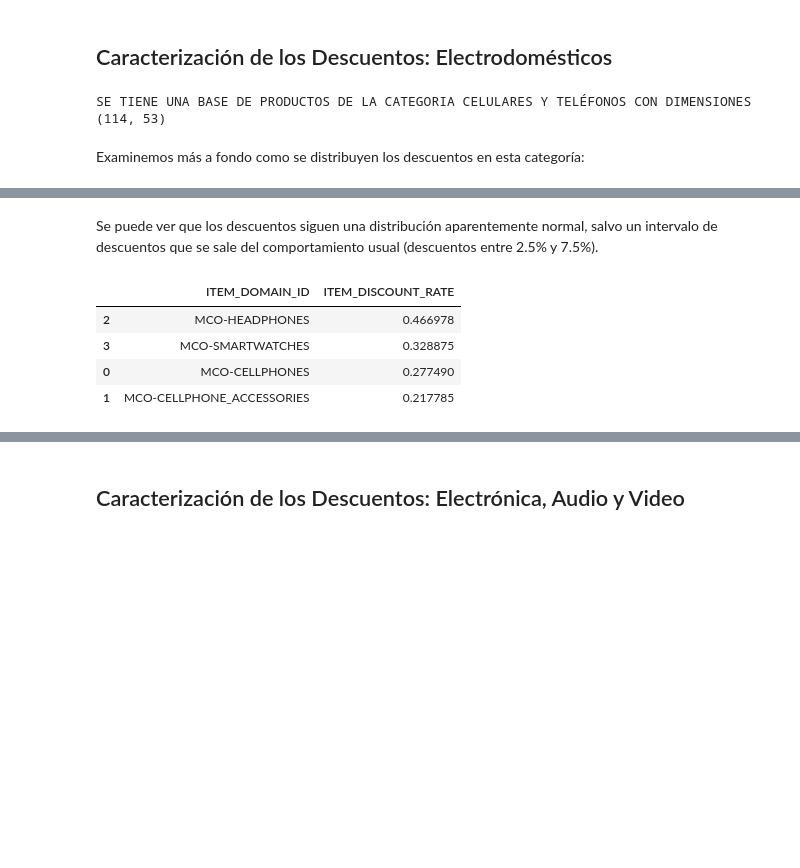
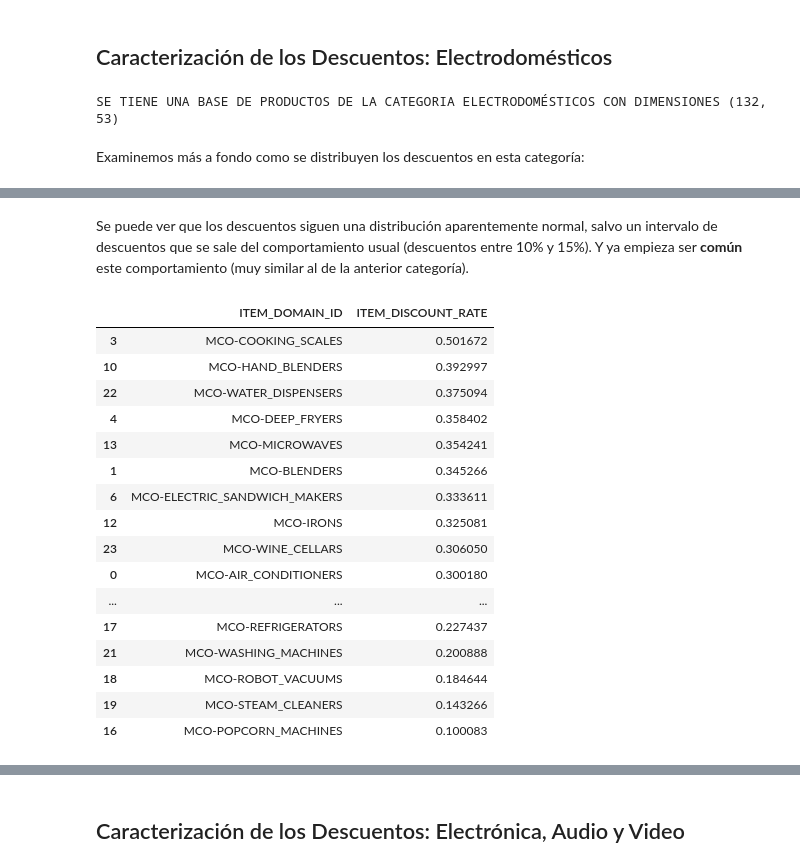
Before and after one commit to juanse1608/MeliMLChallenge, a Jupyter notebook: Notebooks/DiscountsExploratoryAnalysis.ipynb, the cells around one changed output, grey strips where cells are left out. Saved outputs shown, nothing was run; the diff lists cells and outputs as text; code cells hidden in the pictures; blank space fills up the shorter version.

Commit message:
Almost finished EDA of discounts

```diff
--- a/Notebooks/DiscountsExploratoryAnalysis.ipynb
+++ b/Notebooks/DiscountsExploratoryAnalysis.ipynb
@@ -488,11 +492,11 @@ Parece que, por lo menos para esta categoría, si hay una correlación negativa
 ## Caracterización de los Descuentos: Electrodomésticos
 # %%
 # Se crea un dataset con los items de la categoria determinada
-cat = 'Celulares y Teléfonos'
+cat = 'Electrodomésticos'
 products_cat = discount_products.copy().loc[discount_products['SEARCH_CATEGORY_NAME'] == cat]
 print('SE TIENE UNA BASE DE PRODUCTOS DE LA CATEGORIA {} CON DIMENSIONES {}'.format(cat.upper(), products_cat.shape))
 # %% [output]
-SE TIENE UNA BASE DE PRODUCTOS DE LA CATEGORIA CELULARES Y TELÉFONOS CON DIMENSIONES (114, 53)
+SE TIENE UNA BASE DE PRODUCTOS DE LA CATEGORIA ELECTRODOMÉSTICOS CON DIMENSIONES (132, 53)
 # %% [markdown]
 Examinemos más a fondo como se distribuyen los descuentos en esta categoría:
 # %%
@@ -518,19 +522,31 @@ fig.show()
 # %% [output]
 [interactive output not drawn]
 # %% [markdown]
-Se puede ver que los descuentos siguen una distribución aparentemente normal, salvo un intervalo de descuentos que se sale del comportamiento usual (descuentos entre 2.5% y 7.5%).
+Se puede ver que los descuentos siguen una distribución aparentemente normal, salvo un intervalo de descuentos que se sale del comportamiento usual (descuentos entre 10% y 15%). Y ya empieza ser __común__ este comportamiento (muy similar al de la anterior categoría).
 # %%
 # Descuento promedio dentro de los items de esta categoria
-products_items_cat = products_cat.groupby('ITEM_DOMAIN_ID')['ITEM_DISCOUNT_RATE'].mean()
+products_items_cat = products_cat.groupby('ITEM_DOMAIN_ID')['ITEM_DISCOUNT_RATE'].median()
 products_items_cat = products_items_cat.reset_index().sort_values('ITEM_DISCOUNT_RATE', ascending=False)
-sorted_dict = discount_products_per_category['SEARCH_CATEGORY_NAME'].tolist()
+sorted_dict = products_items_cat['ITEM_DOMAIN_ID'].tolist()
 sorted_dict = {k: v for v,k in enumerate(sorted_dict)}
 products_items_cat
 # %% [output]
 |  | ITEM_DOMAIN_ID | ITEM_DISCOUNT_RATE |
-| 2 | MCO-HEADPHONES | 0.466978 |
-| 3 | MCO-SMARTWATCHES | 0.328875 |
-| 0 | MCO-CELLPHONES | 0.277490 |
-| 1 | MCO-CELLPHONE_ACCESSORIES | 0.217785 |
+| 3 | MCO-COOKING_SCALES | 0.501672 |
+| 10 | MCO-HAND_BLENDERS | 0.392997 |
+| 22 | MCO-WATER_DISPENSERS | 0.375094 |
+| 4 | MCO-DEEP_FRYERS | 0.358402 |
+| 13 | MCO-MICROWAVES | 0.354241 |
+| 1 | MCO-BLENDERS | 0.345266 |
+| 6 | MCO-ELECTRIC_SANDWICH_MAKERS | 0.333611 |
+| 12 | MCO-IRONS | 0.325081 |
+| 23 | MCO-WINE_CELLARS | 0.306050 |
+| 0 | MCO-AIR_CONDITIONERS | 0.300180 |
+| ... | ... | ... |
+| 17 | MCO-REFRIGERATORS | 0.227437 |
+| 21 | MCO-WASHING_MACHINES | 0.200888 |
+| 18 | MCO-ROBOT_VACUUMS | 0.184644 |
+| 19 | MCO-STEAM_CLEANERS | 0.143266 |
+| 16 | MCO-POPCORN_MACHINES | 0.100083 |
 # %%
 # Value counts para el item_domain_id
```
Also changed, not shown: parts of 49 cells of this notebook.
